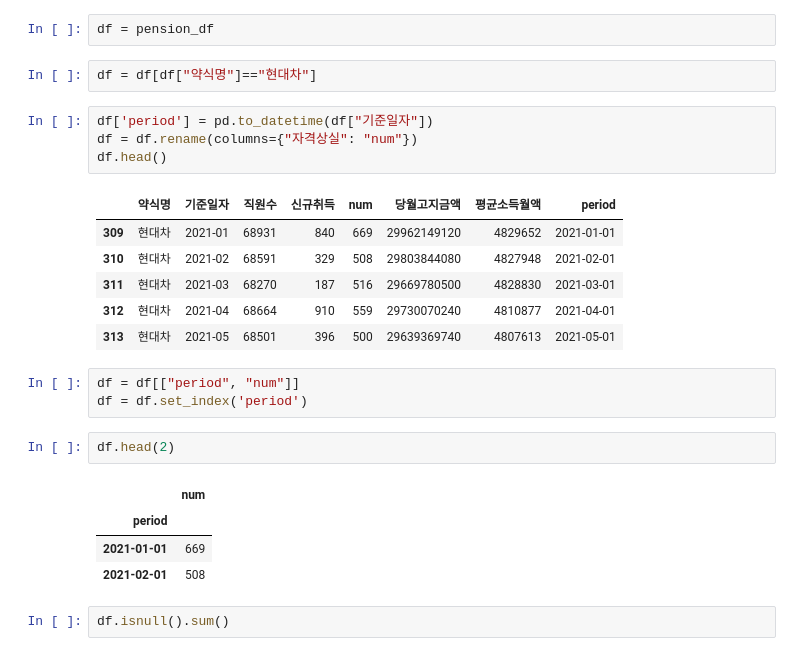
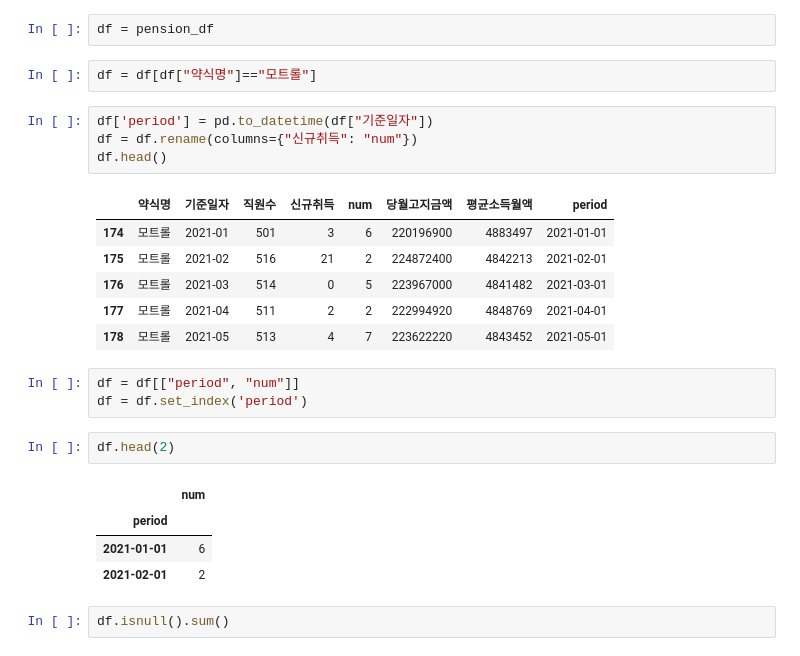
Before and after one commit to kstyle2198/hr, a Jupyter notebook: jupyter/ARIMA_pred_test.ipynb, the cells around one changed output. Saved outputs shown, nothing was run; the diff lists cells and outputs as text.

```diff
--- a/jupyter/ARIMA_pred_test.ipynb
+++ b/jupyter/ARIMA_pred_test.ipynb
@@ -21,18 +21,18 @@ def acf_chart(x):
 # %%
 df = pension_df
 # %%
-df = df[df["약식명"]=="현대차"]
+df = df[df["약식명"]=="모트롤"]
 # %%
 df['period'] = pd.to_datetime(df["기준일자"])
-df = df.rename(columns={"자격상실": "num"})
+df = df.rename(columns={"신규취득": "num"})
 df.head()
 # %% [output]
 |  | 약식명 | 기준일자 | 직원수 | 신규취득 | num | 당월고지금액 | 평균소득월액 | period |
-| 309 | 현대차 | 2021-01 | 68931 | 840 | 669 | 29962149120 | 4829652 | 2021-01-01 |
-| 310 | 현대차 | 2021-02 | 68591 | 329 | 508 | 29803844080 | 4827948 | 2021-02-01 |
-| 311 | 현대차 | 2021-03 | 68270 | 187 | 516 | 29669780500 | 4828830 | 2021-03-01 |
-| 312 | 현대차 | 2021-04 | 68664 | 910 | 559 | 29730070240 | 4810877 | 2021-04-01 |
-| 313 | 현대차 | 2021-05 | 68501 | 396 | 500 | 29639369740 | 4807613 | 2021-05-01 |
+| 174 | 모트롤 | 2021-01 | 501 | 3 | 6 | 220196900 | 4883497 | 2021-01-01 |
+| 175 | 모트롤 | 2021-02 | 516 | 21 | 2 | 224872400 | 4842213 | 2021-02-01 |
+| 176 | 모트롤 | 2021-03 | 514 | 0 | 5 | 223967000 | 4841482 | 2021-03-01 |
+| 177 | 모트롤 | 2021-04 | 511 | 2 | 2 | 222994920 | 4848769 | 2021-04-01 |
+| 178 | 모트롤 | 2021-05 | 513 | 4 | 7 | 223622220 | 4843452 | 2021-05-01 |
 # %%
 df = df[["period", "num"]]
 df = df.set_index('period')
@@ -41,8 +41,8 @@ df.head(2)
 # %% [output]
 |  | num |
 | period |  |
-| 2021-01-01 | 669 |
-| 2021-02-01 | 508 |
+| 2021-01-01 | 6 |
+| 2021-02-01 | 2 |
 # %%
 df.isnull().sum()
 # %% [output]
```
Also changed, not shown: parts of 17 cells of this notebook, 1 other file.
